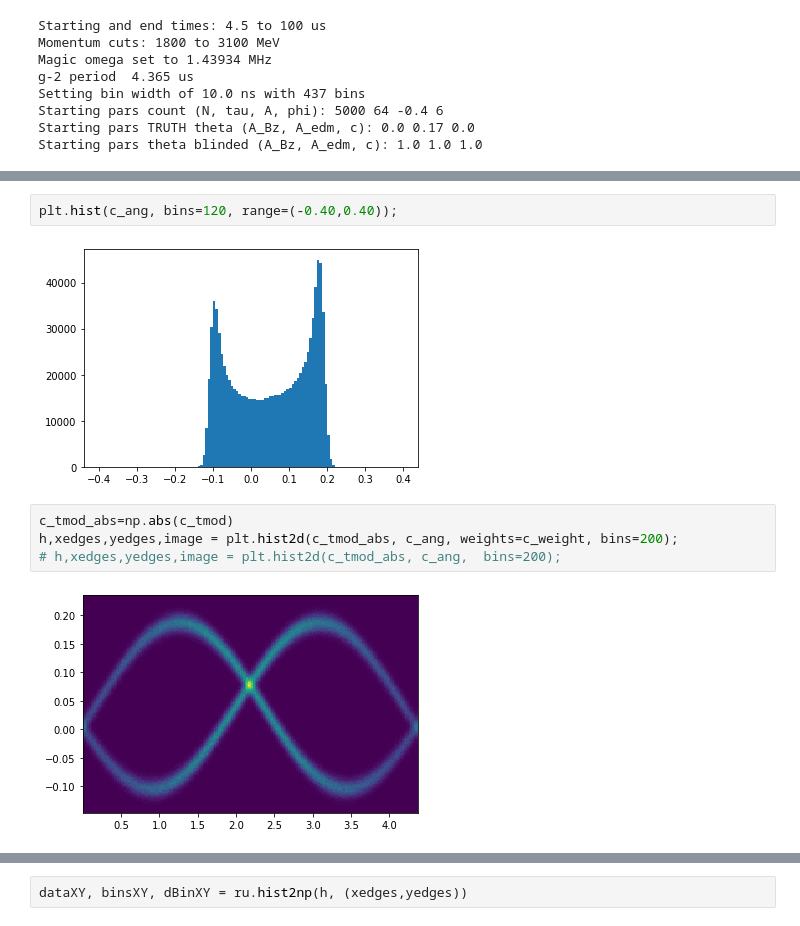
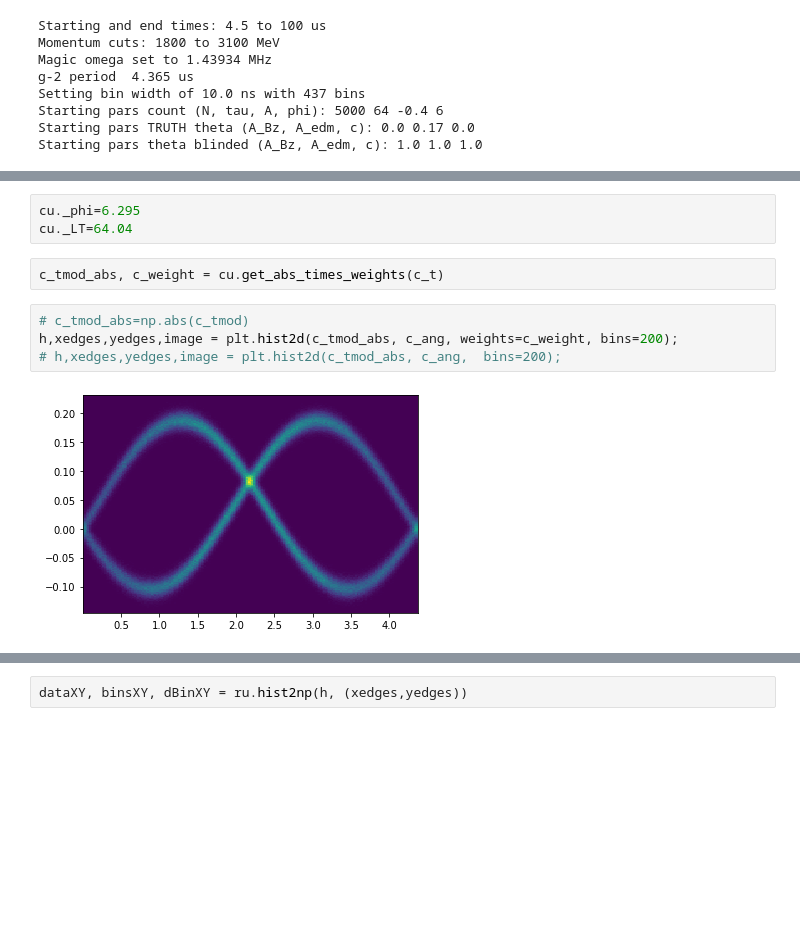
Before and after one commit to glukicov/EDMTracking, a Jupyter notebook: JupyterNB/Blind_test.ipynb, the cells around one changed output, grey strips where cells are left out. Cells and saved outputs as stored; diff of their text form; blank space fills up the shorter version.

```diff
--- a/JupyterNB/Blind_test.ipynb
+++ b/JupyterNB/Blind_test.ipynb
@@ -97,10 +71,11 @@ plt.hist(py_ang, bins=120, range=(-50,50));
-# %%
-plt.hist(c_ang, bins=120, range=(-0.40,0.40));
-# %% [output]
-[figure, removed]
+# %%
+cu._phi=6.295
+cu._LT=64.04
+# %%
+c_tmod_abs, c_weight = cu.get_abs_times_weights(c_t)
 # %%
-c_tmod_abs=np.abs(c_tmod)
+# c_tmod_abs=np.abs(c_tmod)
 h,xedges,yedges,image = plt.hist2d(c_tmod_abs, c_ang, weights=c_weight, bins=200);
 # h,xedges,yedges,image = plt.hist2d(c_tmod_abs, c_ang,  bins=200);
 # %% [output]
-[figure, old version]
+[figure, new version]
```
Also changed, not shown: parts of 16 cells of this notebook, 4 other files.
